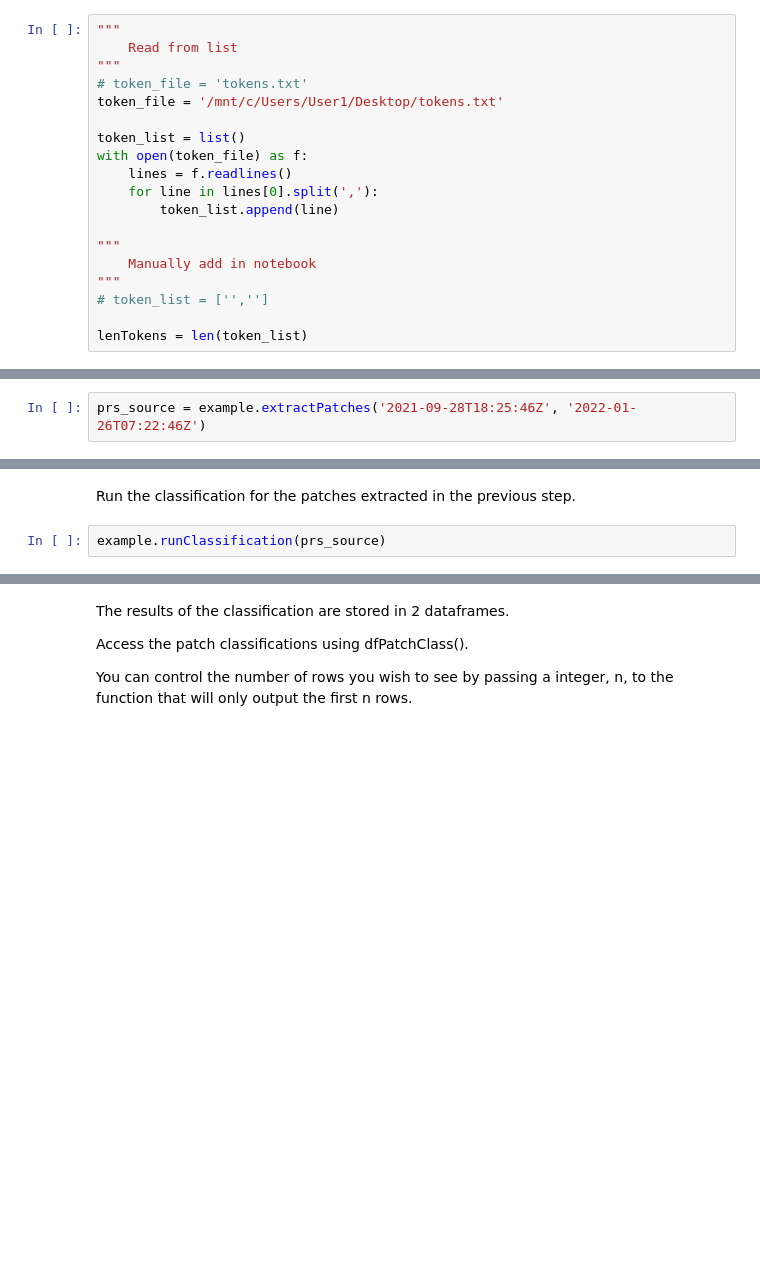
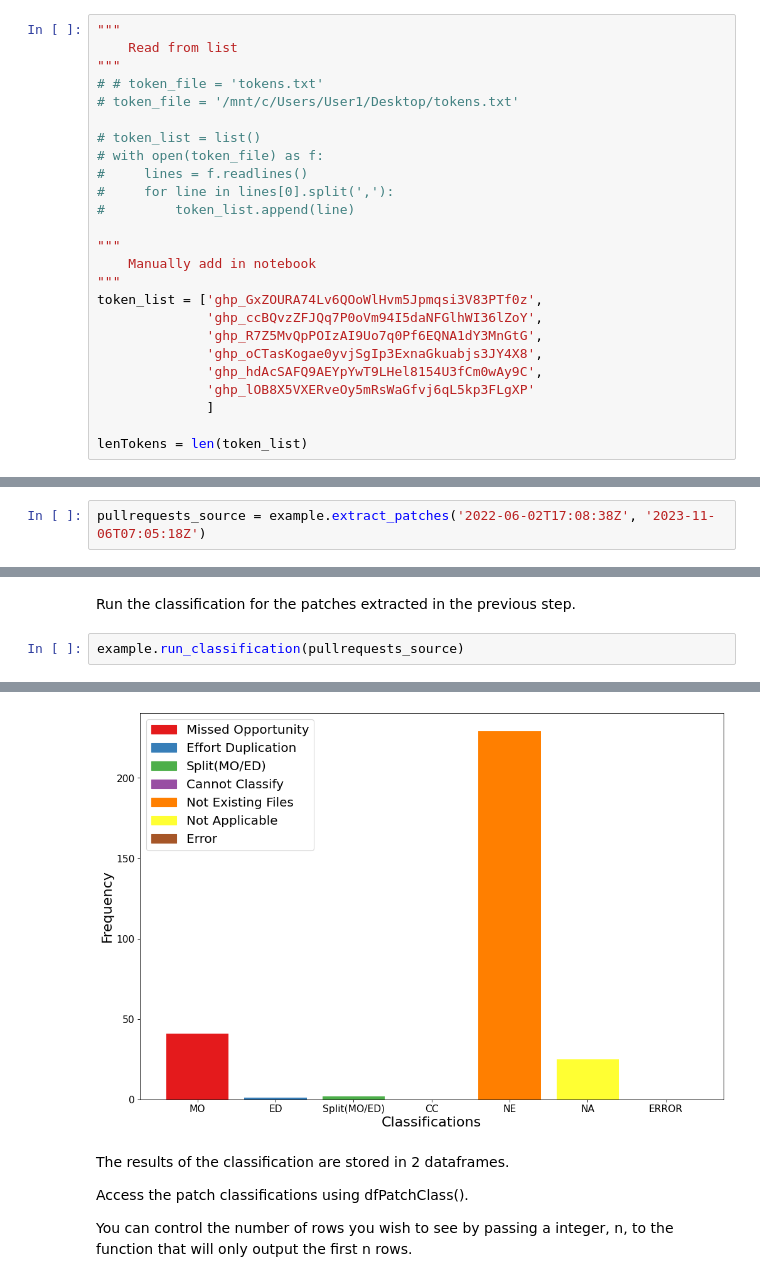
Before and after one commit to unlv-evol/PaReco, a Jupyter notebook: src/notebooks/00_example_2022_03_25.ipynb, the cells around one changed output, grey strips where cells are left out. Saved outputs shown, nothing was run; the diff lists cells and outputs as text; blank space fills up the shorter version.

```diff
--- a/src/notebooks/00_example_2022_03_25.ipynb
+++ b/src/notebooks/00_example_2022_03_25.ipynb
@@ -35,19 +33,25 @@ Keep in mind that GitHub tokens are automatically reverted when commited to GitH
 """
     Read from list
 """
-# token_file = 'tokens.txt'
-token_file = '/mnt/c/Users/User1/Desktop/tokens.txt'
+# # token_file = 'tokens.txt'
+# token_file = '/mnt/c/Users/User1/Desktop/tokens.txt'
 
-token_list = list()
-with open(token_file) as f:
-    lines = f.readlines()
-    for line in lines[0].split(','):
-        token_list.append(line)
+# token_list = list()
+# with open(token_file) as f:
+#     lines = f.readlines()
+#     for line in lines[0].split(','):
+#         token_list.append(line)
 
 """
     Manually add in notebook
 """
-# token_list = ['','']
+token_list = ['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',
+              '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',
+              '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',
+              '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',
+              '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',
+              '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'
+              ]
 
 lenTokens = len(token_list)
 # %% [markdown]
@@ -113,2 +120,2 @@
 # %%
-prs_source = example.extractPatches('2021-09-28T18:25:46Z', '2022-01-26T07:22:46Z')
+pullrequests_source = example.extract_patches('2022-06-02T17:08:38Z', '2023-11-06T07:05:18Z')
@@ -123,4 +162,5 @@ example.dfPatches()
 # %% [markdown]
 Run the classification for the patches extracted in the previous step.
 # %%
-example.runClassification(prs_source)
+example.run_classification(pullrequests_source)
+# %% [output]
@@ -127,3 +184,4 @@ example.runClassification(prs_source)
+[figure, added]
 # %% [markdown]
 The results of the classification are stored in 2 dataframes.
 
```
Also changed, not shown: parts of 14 cells of this notebook, 9 other files.
